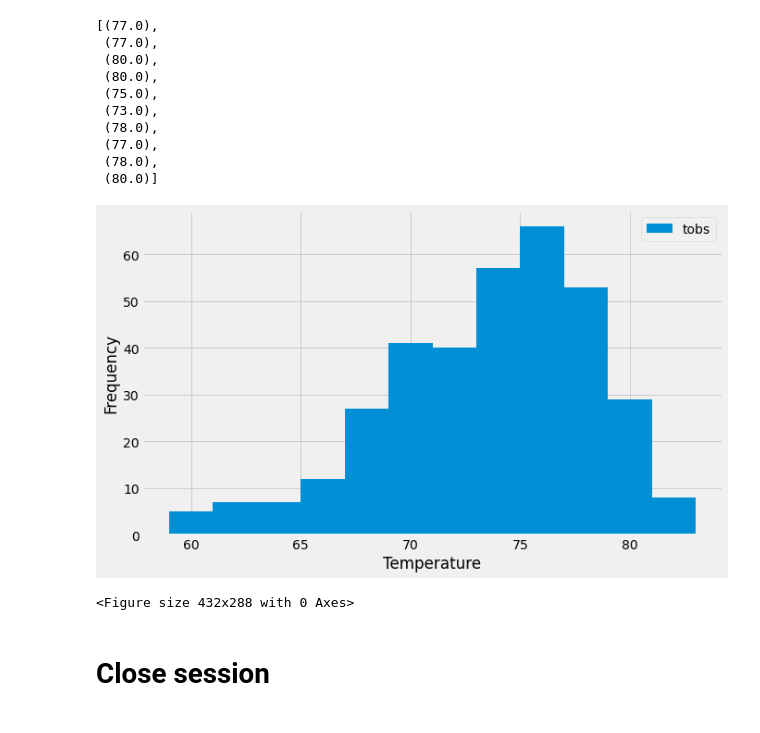
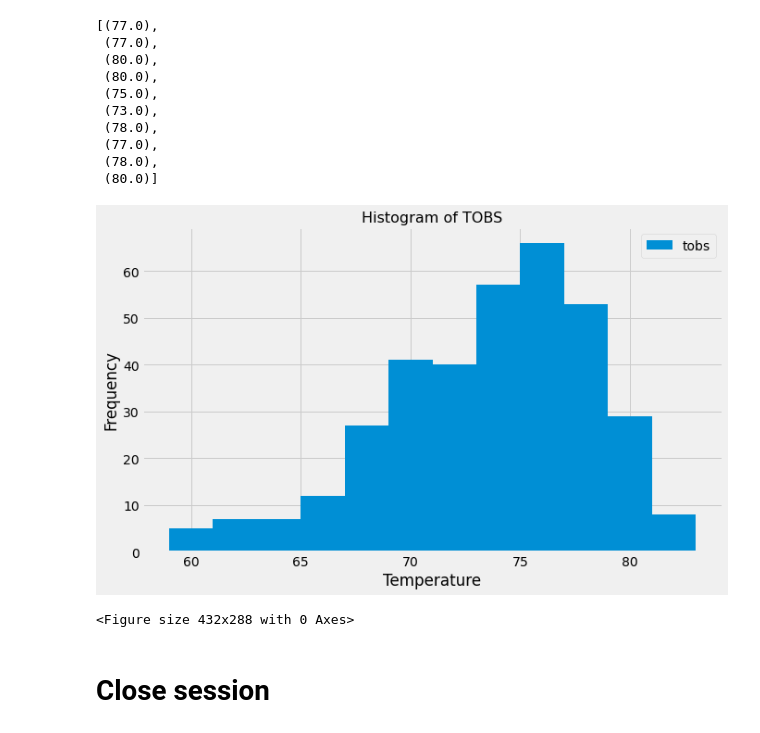
Before and after one commit to divya-gh/sqlalchemy-challenge, a Jupyter notebook: climate_starter.ipynb, the cells around one changed output. Saved outputs shown, nothing was run; the diff lists cells and outputs as text; code cells hidden in the pictures.

```diff
--- a/climate_starter.ipynb
+++ b/climate_starter.ipynb
@@ -174,17 +179,20 @@ station_last_12mon_temp[:10]
  (78.0),
  (80.0)]
 # %%
+#Generate a histogram of tobs for last 1 year
 x = pd.DataFrame(station_last_12mon_temp , columns = ['tobs'])
 plt.figure(figsize=(10,6))
 plt.hist(x , bins = 12 )
+
+plt.title("Histogram of TOBS" , fontsize = 16)
 plt.legend(["tobs"] , loc= 'best')
 plt.xlabel('Temperature')
 plt.ylabel('Frequency')
+plt.savefig(".\Images\histogram.png")
 plt.show()
-
-plt.savefig(".\Images\histogram.png")
+plt.tight_layout()
 # %% [output]
-[figure, old version]
+[figure, new version]
 <Figure size 432x288 with 0 Axes>
 # %% [markdown]
 # Close session
```
Also changed, not shown: parts of 1 cell of this notebook.
